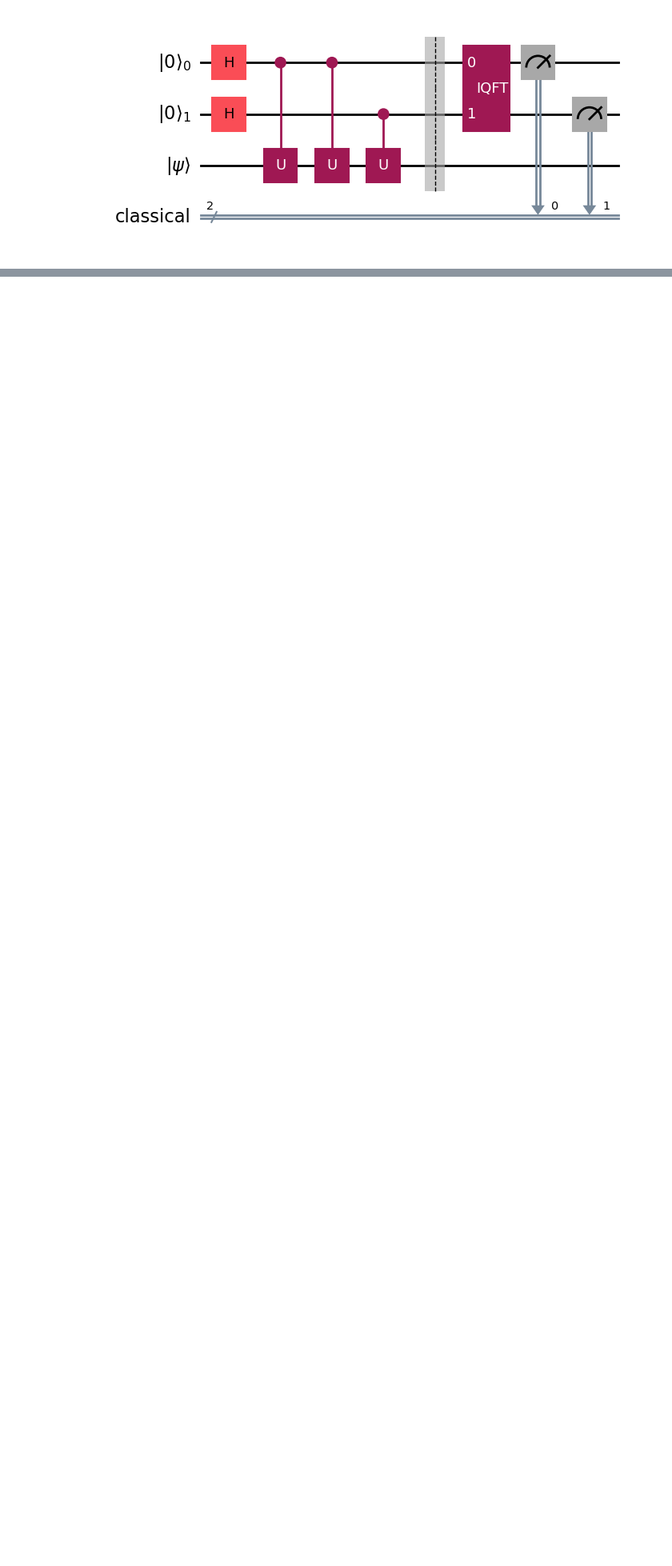
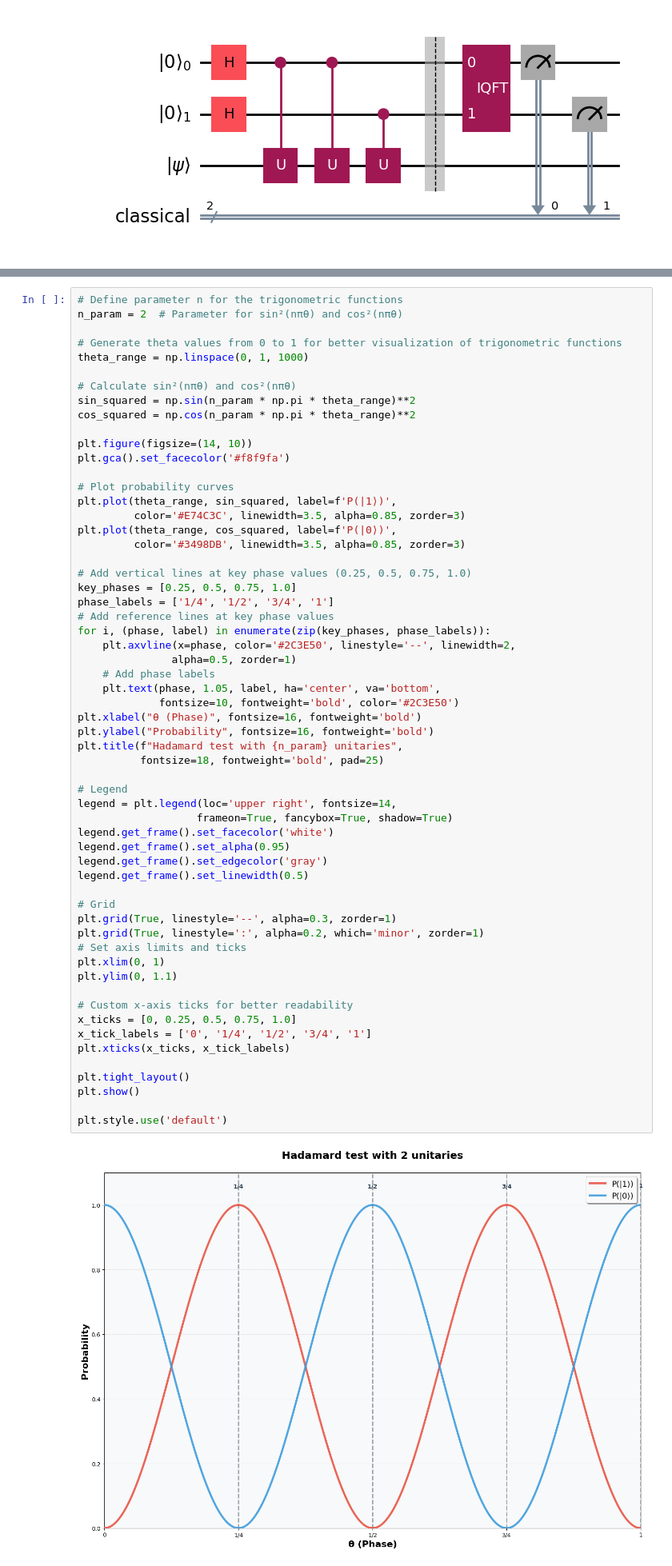
Before and after one commit to DhyanP0564/qpe-implementation, a Jupyter notebook: QPE.ipynb, the cells around one changed output, grey strips where cells are left out. Shown at 80% size. Drawn from its saved outputs; the diff is of its cells as text; blank space fills up the shorter version.

```diff
--- a/QPE.ipynb
+++ b/QPE.ipynb
@@ -318,0 +395,61 @@ plt.style.use('default')
+# %%
+# Define parameter n for the trigonometric functions
+n_param = 2  # Parameter for sin²(nπθ) and cos²(nπθ)
+
+# Generate theta values from 0 to 1 for better visualization of trigonometric functions
+theta_range = np.linspace(0, 1, 1000)
+
+# Calculate sin²(nπθ) and cos²(nπθ)
+sin_squared = np.sin(n_param * np.pi * theta_range)**2
+cos_squared = np.cos(n_param * np.pi * theta_range)**2
+
+plt.figure(figsize=(14, 10))
+plt.gca().set_facecolor('#f8f9fa')
+
+# Plot probability curves
+plt.plot(theta_range, sin_squared, label=f'P(|1⟩)',
+         color='#E74C3C', linewidth=3.5, alpha=0.85, zorder=3)
+plt.plot(theta_range, cos_squared, label=f'P(|0⟩)',
+         color='#3498DB', linewidth=3.5, alpha=0.85, zorder=3)
+
+# Add vertical lines at key phase values (0.25, 0.5, 0.75, 1.0)
+key_phases = [0.25, 0.5, 0.75, 1.0]
+phase_labels = ['1/4', '1/2', '3/4', '1']
+# Add reference lines at key phase values
+for i, (phase, label) in enumerate(zip(key_phases, phase_labels)):
+    plt.axvline(x=phase, color='#2C3E50', linestyle='--', linewidth=2,
+               alpha=0.5, zorder=1)
+    # Add phase labels
+    plt.text(phase, 1.05, label, ha='center', va='bottom',
+             fontsize=10, fontweight='bold', color='#2C3E50')
+plt.xlabel("θ (Phase)", fontsize=16, fontweight='bold')
+plt.ylabel("Probability", fontsize=16, fontweight='bold')
+plt.title(f"Hadamard test with {n_param} unitaries",
+          fontsize=18, fontweight='bold', pad=25)
+
+# Legend
+legend = plt.legend(loc='upper right', fontsize=14,
+                   frameon=True, fancybox=True, shadow=True)
+legend.get_frame().set_facecolor('white')
+legend.get_frame().set_alpha(0.95)
+legend.get_frame().set_edgecolor('gray')
+legend.get_frame().set_linewidth(0.5)
+
+# Grid
+plt.grid(True, linestyle='--', alpha=0.3, zorder=1)
+plt.grid(True, linestyle=':', alpha=0.2, which='minor', zorder=1)
+# Set axis limits and ticks
+plt.xlim(0, 1)
+plt.ylim(0, 1.1)
+
+# Custom x-axis ticks for better readability
+x_ticks = [0, 0.25, 0.5, 0.75, 1.0]
+x_tick_labels = ['0', '1/4', '1/2', '3/4', '1']
+plt.xticks(x_ticks, x_tick_labels)
+
+plt.tight_layout()
+plt.show()
+
+plt.style.use('default')
+# %% [output]
+[figure, added]
```
Also changed, not shown: parts of 12 cells of this notebook.
